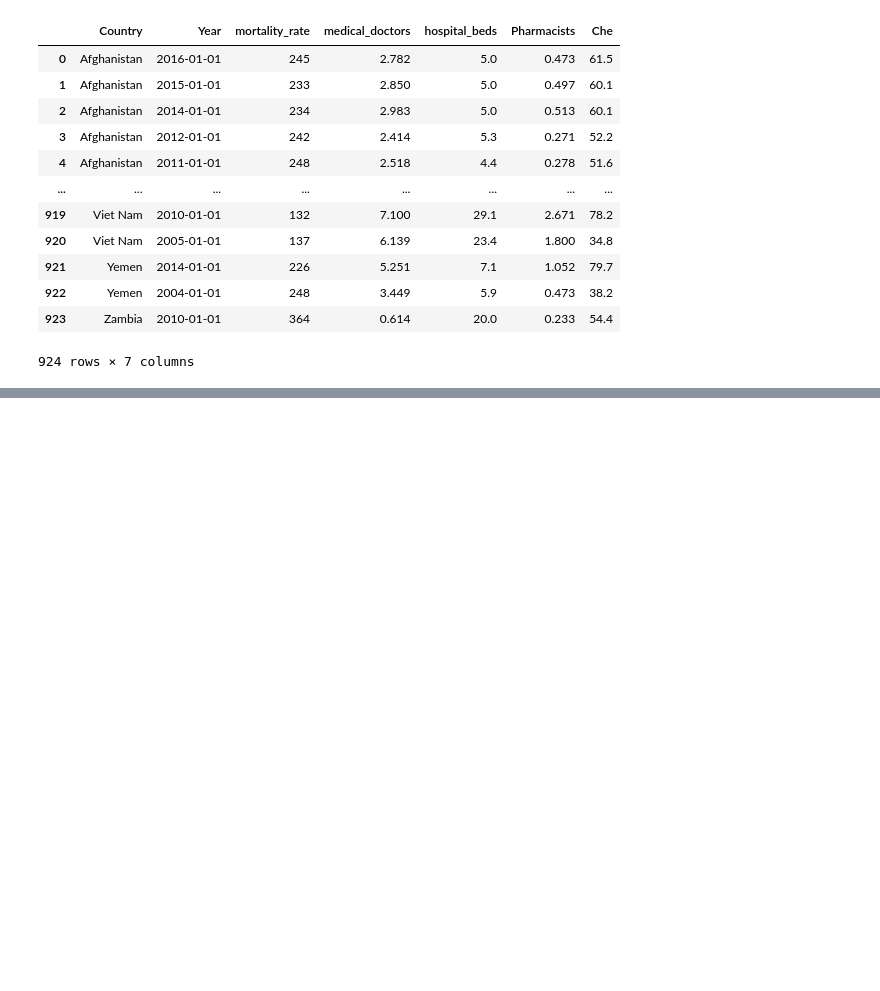
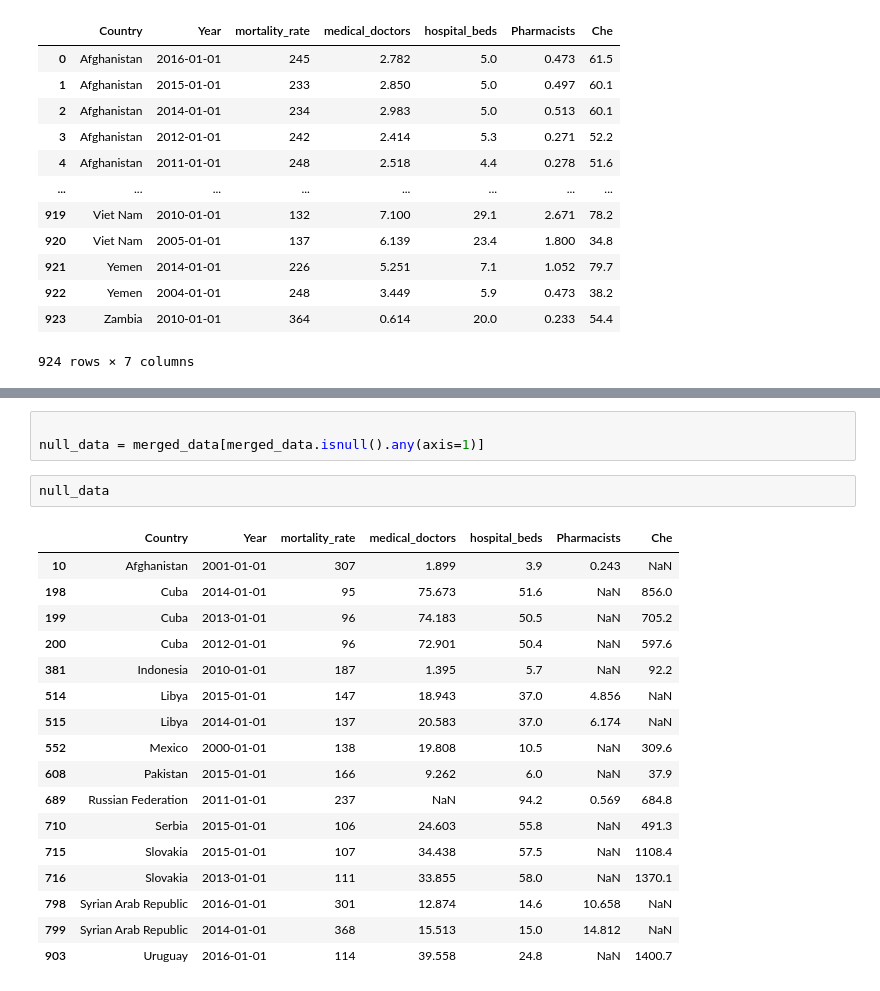
Before and after one commit to jadali17/mortality-classification, a Jupyter notebook: preprocessing.ipynb, the cells around one changed output, grey strips where cells are left out. Cells and saved outputs as stored; diff of their text form; blank space fills up the shorter version.

```diff
--- a/preprocessing.ipynb
+++ b/preprocessing.ipynb
@@ -70,0 +75,23 @@ che=che.sort_values(by=['Country'])
+# %%
+
+null_data = merged_data[merged_data.isnull().any(axis=1)]
+# %%
+null_data
+# %% [output]
+|  | Country | Year | mortality_rate | medical_doctors | hospital_beds | Pharmacists | Che |
+| 10 | Afghanistan | 2001-01-01 | 307 | 1.899 | 3.9 | 0.243 | NaN |
+| 198 | Cuba | 2014-01-01 | 95 | 75.673 | 51.6 | NaN | 856.0 |
+| 199 | Cuba | 2013-01-01 | 96 | 74.183 | 50.5 | NaN | 705.2 |
+| 200 | Cuba | 2012-01-01 | 96 | 72.901 | 50.4 | NaN | 597.6 |
+| 381 | Indonesia | 2010-01-01 | 187 | 1.395 | 5.7 | NaN | 92.2 |
+| 514 | Libya | 2015-01-01 | 147 | 18.943 | 37.0 | 4.856 | NaN |
+| 515 | Libya | 2014-01-01 | 137 | 20.583 | 37.0 | 6.174 | NaN |
+| 552 | Mexico | 2000-01-01 | 138 | 19.808 | 10.5 | NaN | 309.6 |
+| 608 | Pakistan | 2015-01-01 | 166 | 9.262 | 6.0 | NaN | 37.9 |
+| 689 | Russian Federation | 2011-01-01 | 237 | NaN | 94.2 | 0.569 | 684.8 |
+| 710 | Serbia | 2015-01-01 | 106 | 24.603 | 55.8 | NaN | 491.3 |
+| 715 | Slovakia | 2015-01-01 | 107 | 34.438 | 57.5 | NaN | 1108.4 |
+| 716 | Slovakia | 2013-01-01 | 111 | 33.855 | 58.0 | NaN | 1370.1 |
+| 798 | Syrian Arab Republic | 2016-01-01 | 301 | 12.874 | 14.6 | 10.658 | NaN |
+| 799 | Syrian Arab Republic | 2014-01-01 | 368 | 15.513 | 15.0 | 14.812 | NaN |
+| 903 | Uruguay | 2016-01-01 | 114 | 39.558 | 24.8 | NaN | 1400.7 |
```
Also changed, not shown: parts of 5 cells of this notebook, 1 other file.
